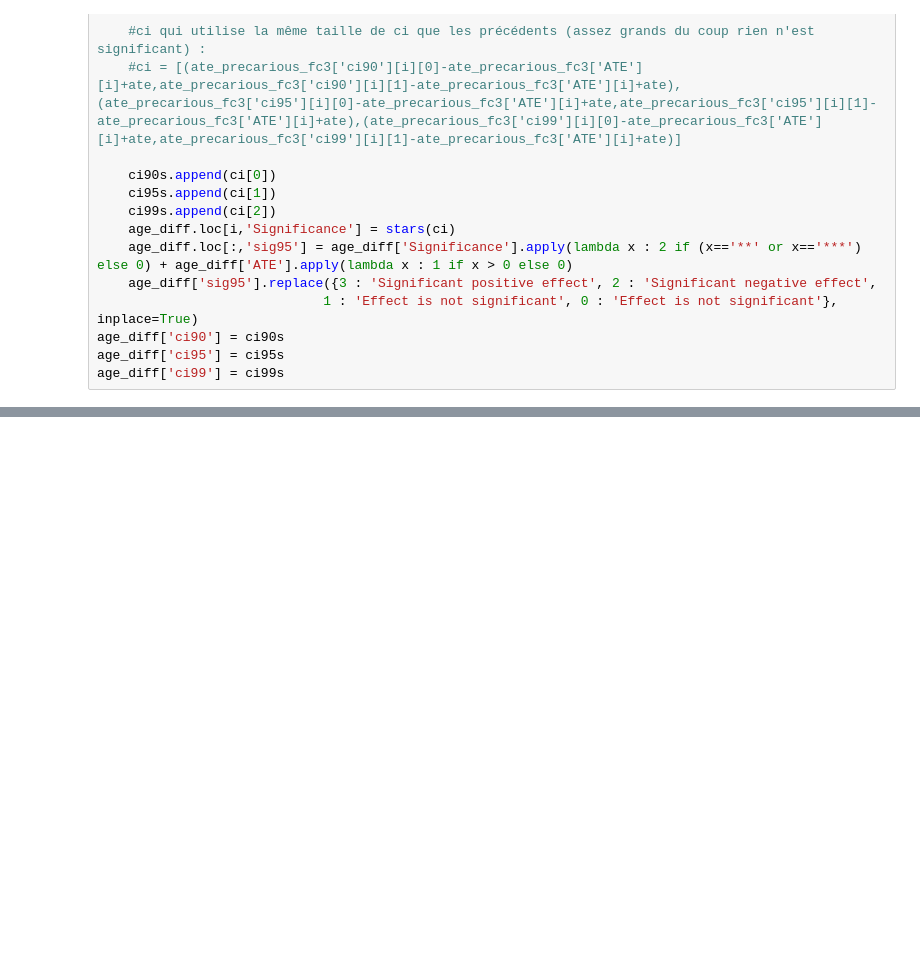
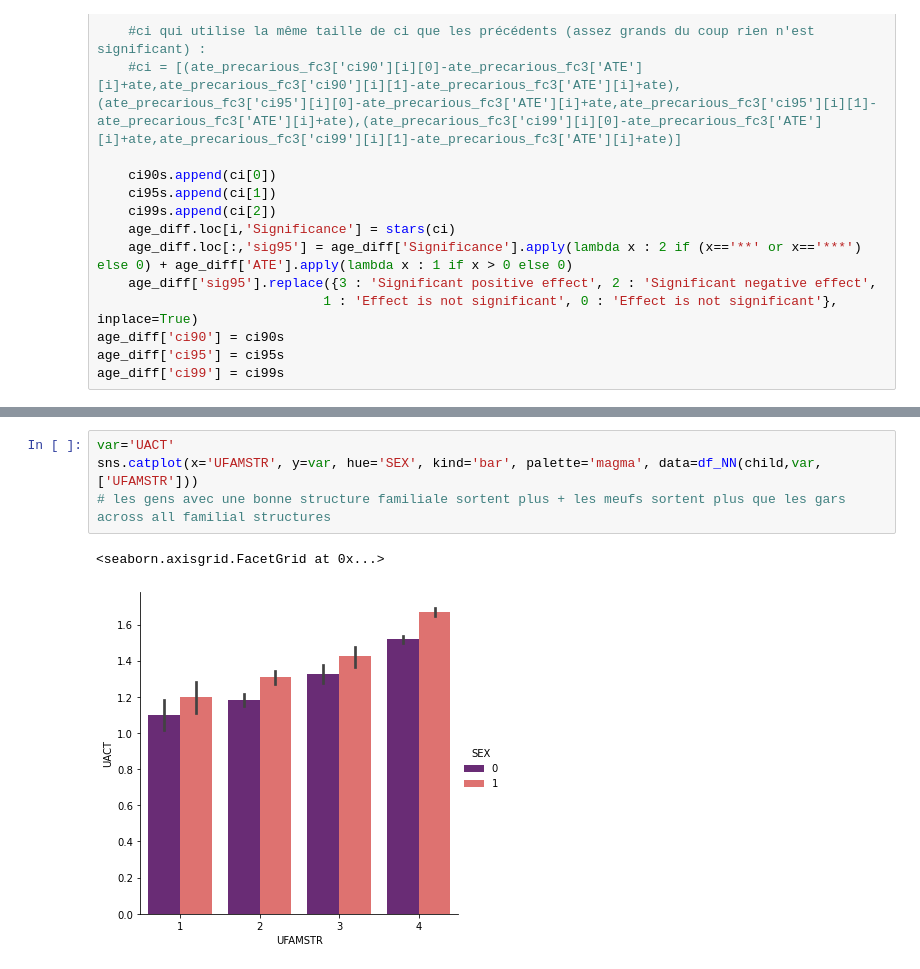
Before and after one commit to epfl-ada/ada-2020-project-milestone-p3-p3_ada-boi, a Jupyter notebook: creative_extension.ipynb, the cells around one changed output, grey strips where cells are left out. Drawn from its saved outputs; the diff is of its cells as text; blank space fills up the shorter version.

```diff
--- a/creative_extension.ipynb
+++ b/creative_extension.ipynb
@@ -1205,0 +1193,7 @@ plot_ATE(age_diff,'precarious')
+# %%
+var='UACT'
+sns.catplot(x='UFAMSTR', y=var, hue='SEX', kind='bar', palette='magma', data=df_NN(child,var,['UFAMSTR']))
+# les gens avec une bonne structure familiale sortent plus + les meufs sortent plus que les gars across all familial structures
+# %% [output]
+<seaborn.axisgrid.FacetGrid at 0x...>
+[figure, added]
```
Also changed, not shown: parts of 47 cells of this notebook.
